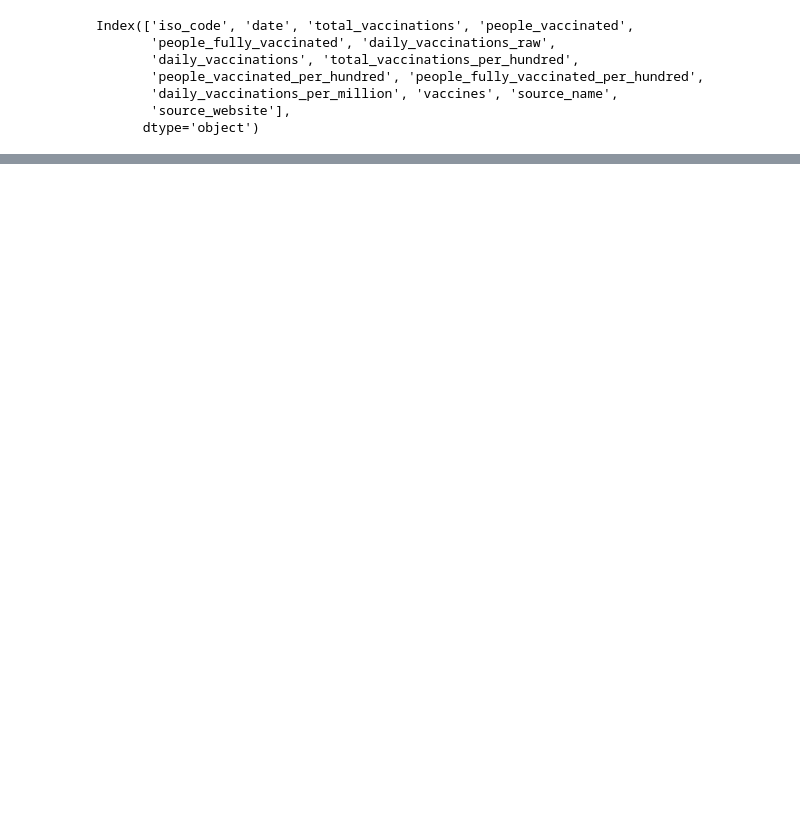
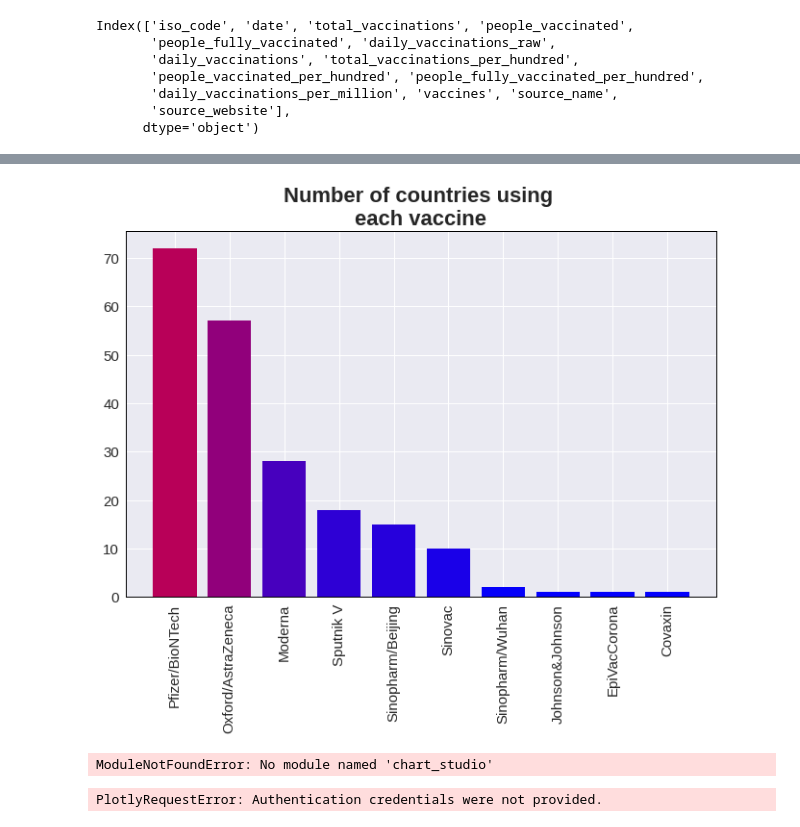
Before and after one commit to HugoAlexis/Covid19-Vaccinations, a Jupyter notebook: Covid19_Vaccinations.ipynb, the cells around one changed output, grey strips where cells are left out. Cells and saved outputs as stored; diff of their text form; code cells hidden in the pictures; blank space fills up the shorter version.

```diff
--- a/Covid19_Vaccinations.ipynb
+++ b/Covid19_Vaccinations.ipynb
@@ -143,0 +141,54 @@ for country, value in country_vacs_ph.items():
+# %%
+vaccines_all = []
+vaccines_freqs = pd.Series()
+
+for country in data.index.levels[0]:
+    vaccines = data.loc[idx[country], 'vaccines'][-1]
+    vaccines_all.extend(vaccines.split(', '))
+
+for vaccine in vaccines_all:
+    if vaccine in vaccines_freqs:
+        vaccines_freqs[vaccine] += 1
+    else:
+        vaccines_freqs[vaccine] = 1
+
+vaccines_freqs.sort_values(inplace=True, ascending=False)
+
+fig, ax = plt.subplots(figsize=(11, 7))
+
+for vac, freq in zip(vaccines_freqs.index, vaccines_freqs.values):
+    ax.bar(vac, freq,  color=(freq/100, 0, 1-freq/110))
+
+ax.tick_params(axis='x', rotation=90, labelsize=15)
+ax.tick_params(axis='y', labelsize=15)
+ax.set_title('Number of countries using \neach vaccine',
+             fontsize=22, fontweight='bold')
+
+for spin in ['top', 'right', 'bottom', 'left']:
+    ax.spines[spin].set(linewidth=1, color='black')
+
+plt.show()
+# %% [output]
+[figure, added]
+# %%
+import chart_studio.plotly as py
+import plotly.figure_factory as ff
+import pandas as pd
+
+df = pd.read_csv("https://raw.githubusercontent.com/plotly/datasets/master/school_earnings.csv")
+
+table = ff.create_table(df)
+py.iplot(table, filename='jupyter-table1')
+# %% [output]
+ModuleNotFoundError: No module named 'chart_studio'
+# %%
+import chart_studio.plotly as py
+import plotly.figure_factory as ff
+import pandas as pd
+
+df = pd.read_csv("https://raw.githubusercontent.com/plotly/datasets/master/school_earnings.csv")
+
+table = ff.create_table(df)
+py.iplot(table, filename='jupyter-table1')
+# %% [output]
+PlotlyRequestError: Authentication credentials were not provided.
```
Also changed, not shown: parts of 5 cells of this notebook, 2 other files.
